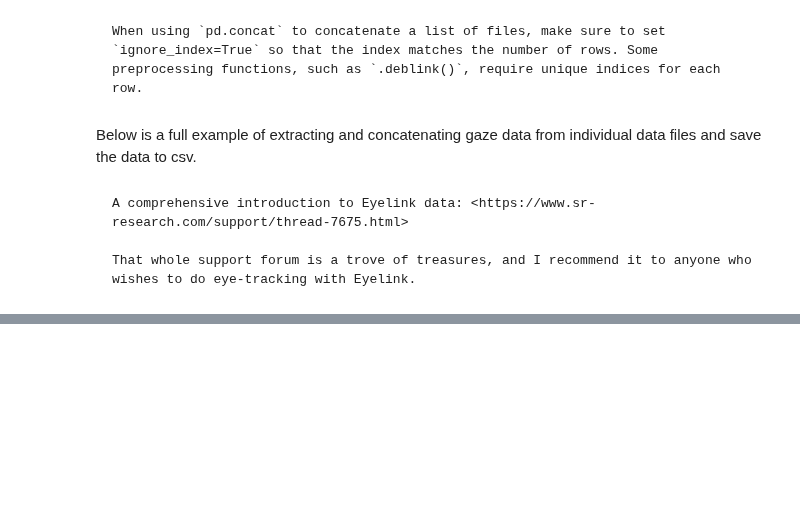
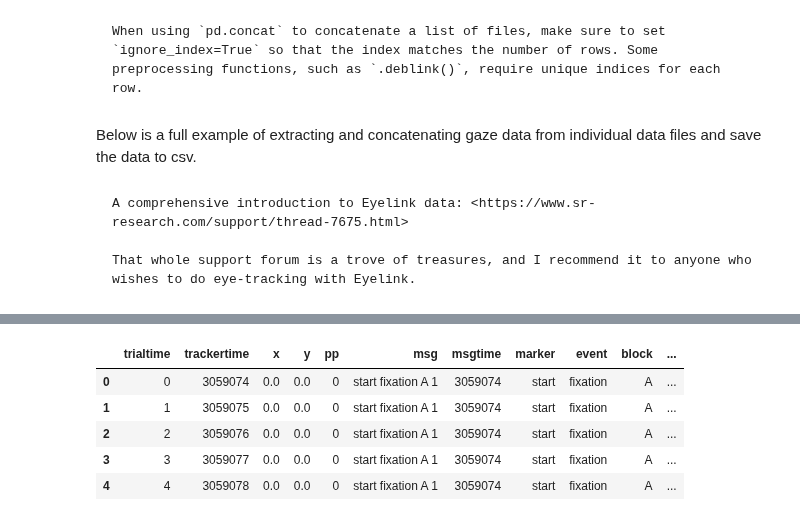
Before and after one commit to HanZhang-psych/pupeyes, a Jupyter notebook: docs/read_data_eyelink.ipynb, the cells around one changed output, grey strips where cells are left out. Drawn from its saved outputs; the diff is of its cells as text; code cells hidden in the pictures; blank space fills up the shorter version.

Commit message:
Update read_data_eyelink.ipynb to correct model IDs, adjust execution counts, and enhance data formatting for trial-based analysis, including new markdown sections for clarity on data structure.

```diff
--- a/docs/read_data_eyelink.ipynb
+++ b/docs/read_data_eyelink.ipynb
@@ -349,0 +354,10 @@ That whole support forum is a trove of treasures, and I recommend it to anyone w
+# %%
+# each row is one sample
+samples.head()
+# %% [output]
+|  | trialtime | trackertime | x | y | pp | msg | msgtime | marker | event | block | ... |
+| 0 | 0 | 3059074 | 0.0 | 0.0 | 0 | start fixation A 1 | 3059074 | start | fixation | A | ... |
+| 1 | 1 | 3059075 | 0.0 | 0.0 | 0 | start fixation A 1 | 3059074 | start | fixation | A | ... |
+| 2 | 2 | 3059076 | 0.0 | 0.0 | 0 | start fixation A 1 | 3059074 | start | fixation | A | ... |
+| 3 | 3 | 3059077 | 0.0 | 0.0 | 0 | start fixation A 1 | 3059074 | start | fixation | A | ... |
+| 4 | 4 | 3059078 | 0.0 | 0.0 | 0 | start fixation A 1 | 3059074 | start | fixation | A | ... |
```
Also changed, not shown: parts of 5 cells of this notebook.
